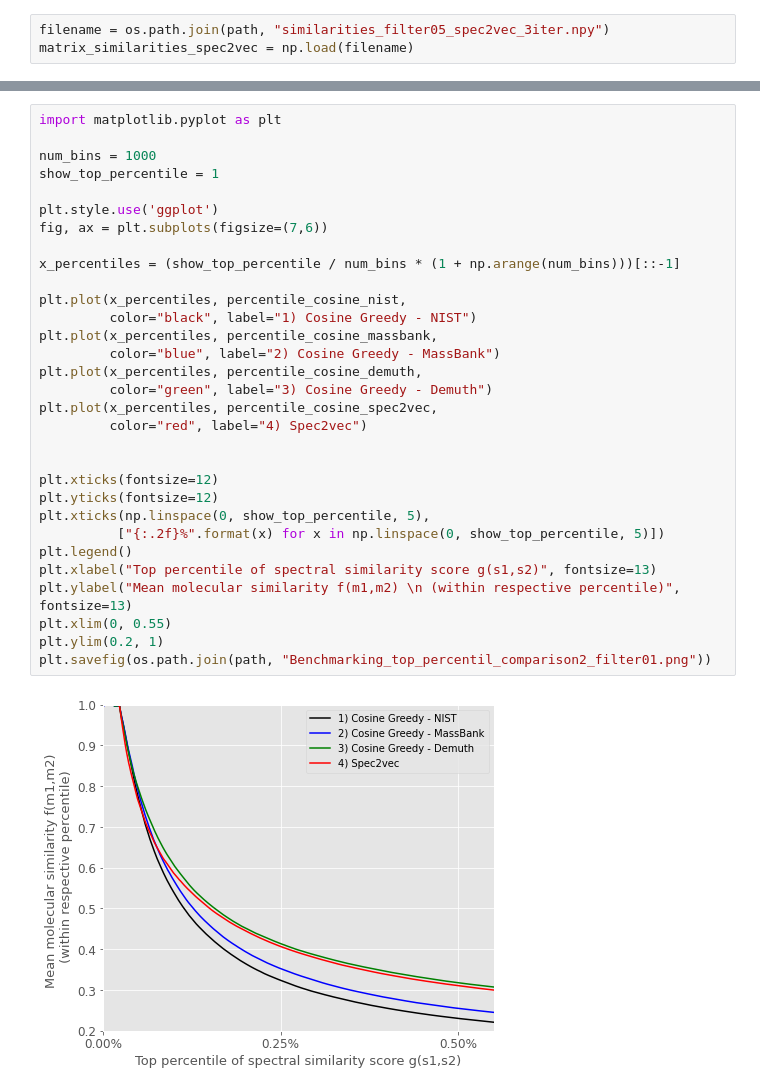
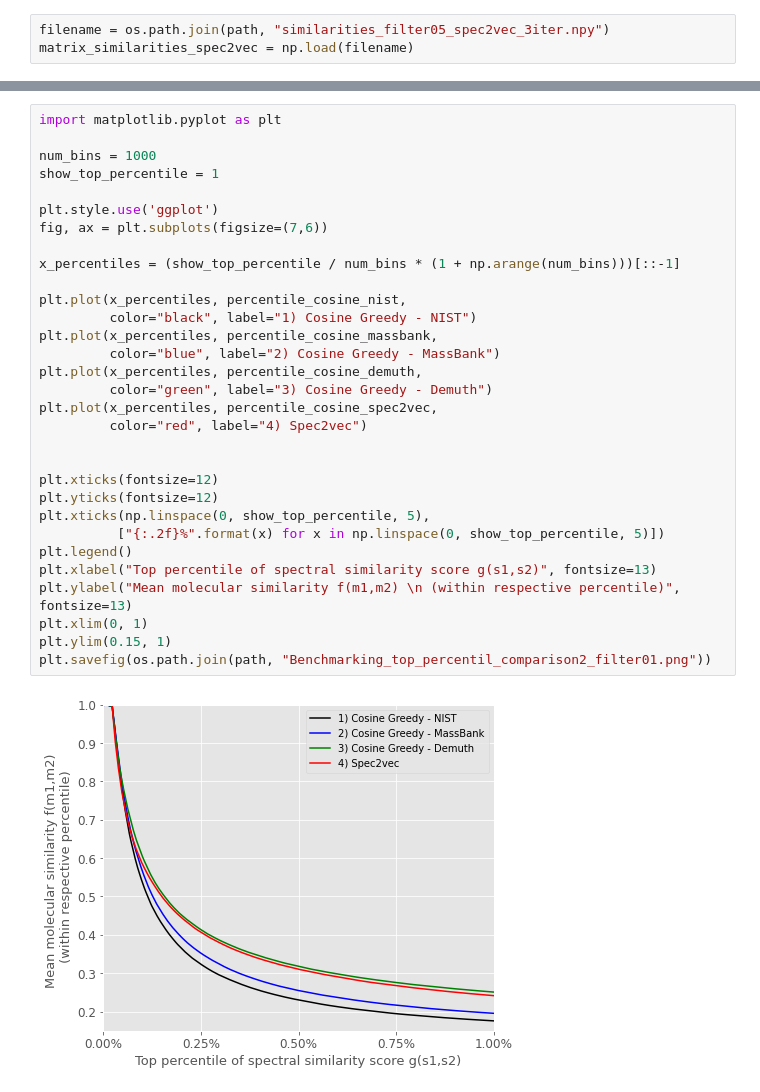
Before and after one commit to efrain2010/spec2vec_gcms_data_analysis, a Jupyter notebook: notebooks_lower_filtering/Compare the different scores-filter05.ipynb, the cells around one changed output, grey strips where cells are left out. Drawn from its saved outputs; the diff is of its cells as text.

```diff
--- a/notebooks_lower_filtering/Compare the different scores-filter05.ipynb
+++ b/notebooks_lower_filtering/Compare the different scores-filter05.ipynb
@@ -72,33 +72,33 @@ percentile_cosine_spec2vec = plot_precentile(matrix_similarities_tanimoto, matri
 # %%
 import matplotlib.pyplot as plt
 
 num_bins = 1000
 show_top_percentile = 1
 
 plt.style.use('ggplot')
 fig, ax = plt.subplots(figsize=(7,6))
 
 x_percentiles = (show_top_percentile / num_bins * (1 + np.arange(num_bins)))[::-1]
 
 plt.plot(x_percentiles, percentile_cosine_nist,
          color="black", label="1) Cosine Greedy - NIST")
 plt.plot(x_percentiles, percentile_cosine_massbank,
          color="blue", label="2) Cosine Greedy - MassBank")
 plt.plot(x_percentiles, percentile_cosine_demuth,
          color="green", label="3) Cosine Greedy - Demuth")
 plt.plot(x_percentiles, percentile_cosine_spec2vec,
          color="red", label="4) Spec2vec")
 
 
 plt.xticks(fontsize=12)
 plt.yticks(fontsize=12)
 plt.xticks(np.linspace(0, show_top_percentile, 5),
           ["{:.2f}%".format(x) for x in np.linspace(0, show_top_percentile, 5)])
 plt.legend()
 plt.xlabel("Top percentile of spectral similarity score g(s1,s2)", fontsize=13)
 plt.ylabel("Mean molecular similarity f(m1,m2) \n (within respective percentile)", fontsize=13)
-plt.xlim(0, 0.55)
-plt.ylim(0.2, 1)
+plt.xlim(0, 1)
+plt.ylim(0.15, 1)
 plt.savefig(os.path.join(path, "Benchmarking_top_percentil_comparison2_filter01.png"))
 # %% [output]
-[figure, old version]
+[figure, new version]
```
Also changed, not shown: parts of 4 cells of this notebook, 5 other files.
